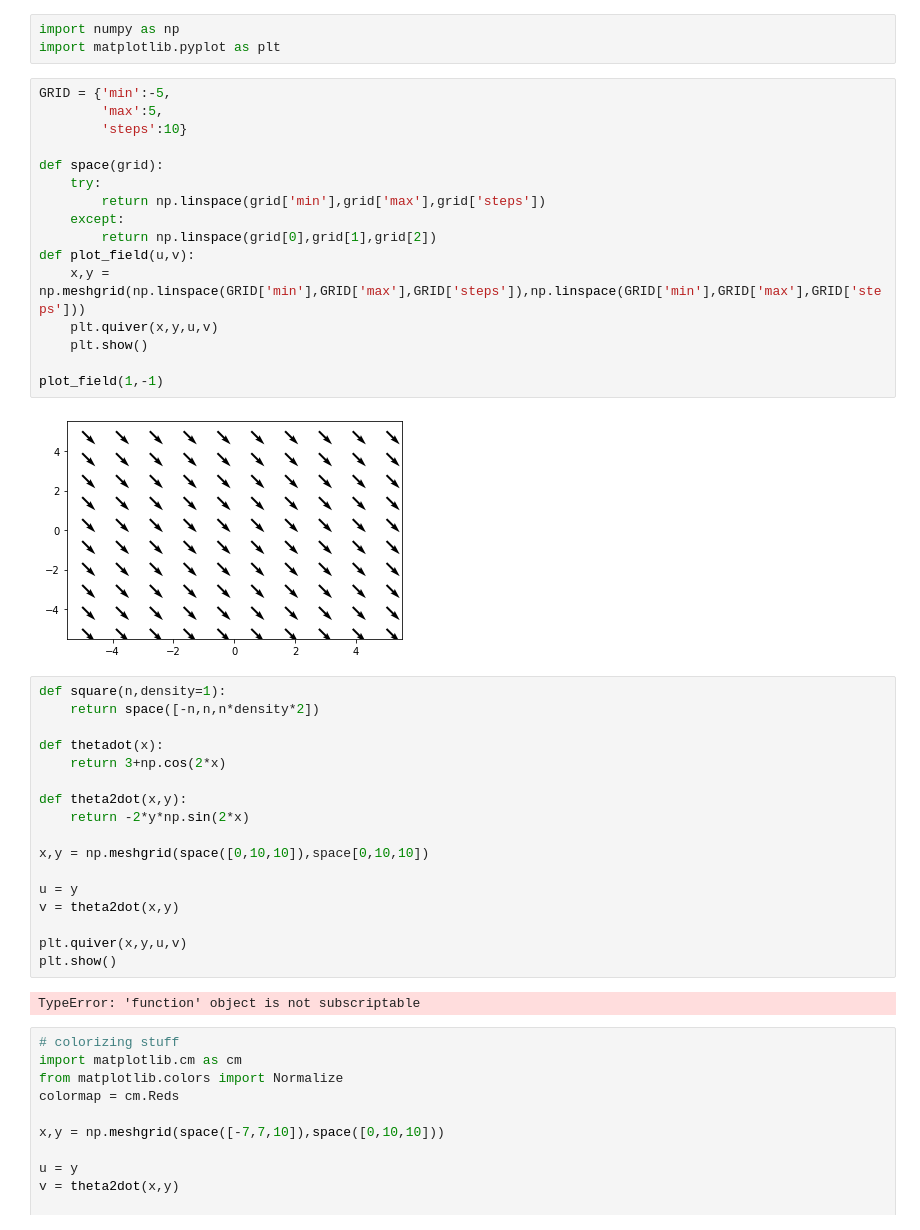
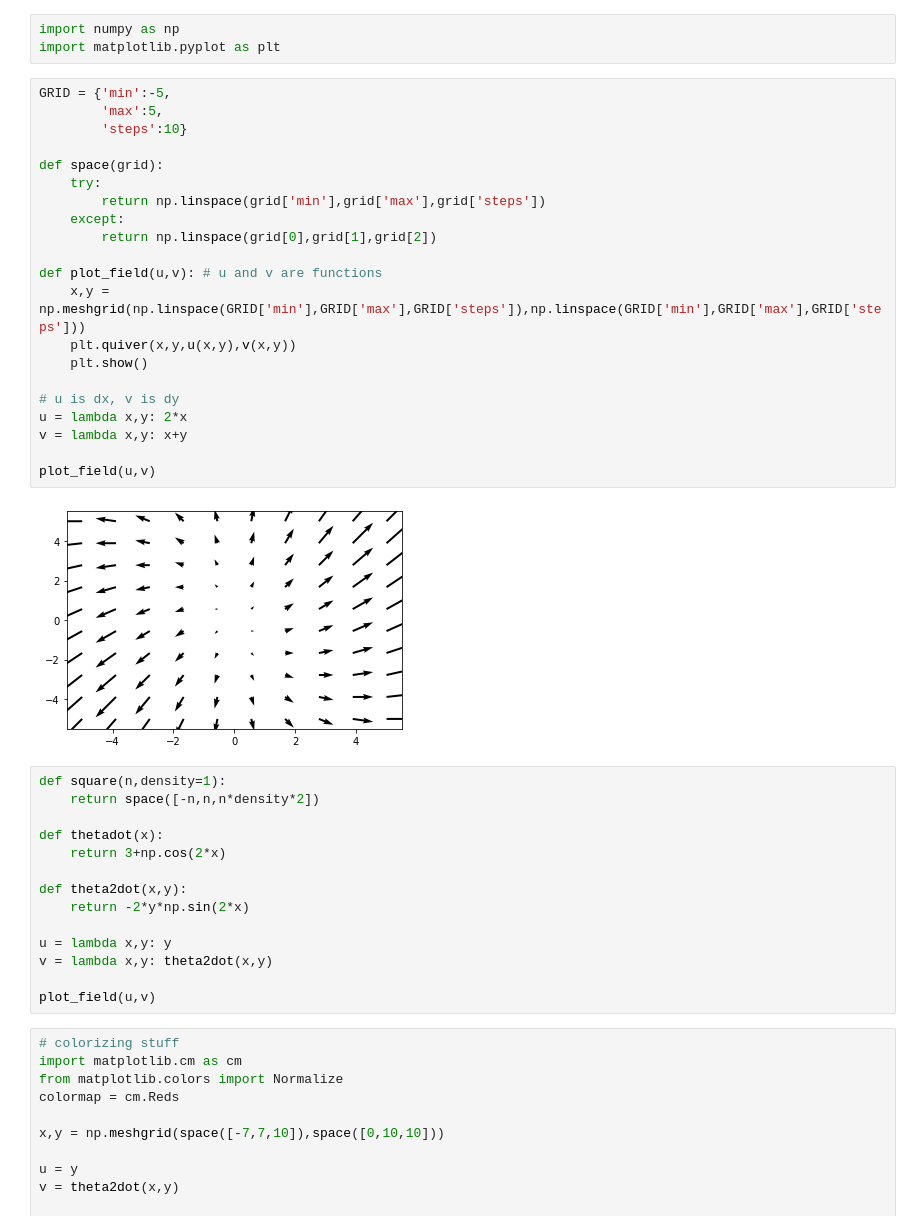
Before and after one commit to snickercop/mathviz, a Jupyter notebook: vector_fields.ipynb, the cells around one changed output. Saved outputs shown, nothing was run; the diff lists cells and outputs as text.

```diff
--- a/vector_fields.ipynb
+++ b/vector_fields.ipynb
@@ -4,21 +4,26 @@ import matplotlib.pyplot as plt
 # %%
 GRID = {'min':-5,
         'max':5,
         'steps':10}
 
 def space(grid):
     try:
         return np.linspace(grid['min'],grid['max'],grid['steps'])
     except:
         return np.linspace(grid[0],grid[1],grid[2])
-def plot_field(u,v):
+
+def plot_field(u,v): # u and v are functions
     x,y = np.meshgrid(np.linspace(GRID['min'],GRID['max'],GRID['steps']),np.linspace(GRID['min'],GRID['max'],GRID['steps']))
-    plt.quiver(x,y,u,v)
+    plt.quiver(x,y,u(x,y),v(x,y))
     plt.show()
 
-plot_field(1,-1)
+# u is dx, v is dy
+u = lambda x,y: 2*x
+v = lambda x,y: x+y
+
+plot_field(u,v)
 # %% [output]
-[figure, old version]
+[figure, new version]
 # %%
 def square(n,density=1):
     return space([-n,n,n*density*2])
@@ -29,15 +34,10 @@ def thetadot(x):
 def theta2dot(x,y):
     return -2*y*np.sin(2*x)
 
-x,y = np.meshgrid(space([0,10,10]),space[0,10,10])
+u = lambda x,y: y
+v = lambda x,y: theta2dot(x,y)
 
-u = y
-v = theta2dot(x,y)
-
-plt.quiver(x,y,u,v)
-plt.show()
+plot_field(u,v)
-# %% [output]
-TypeError: 'function' object is not subscriptable
 # %%
 # colorizing stuff
 import matplotlib.cm as cm
```
